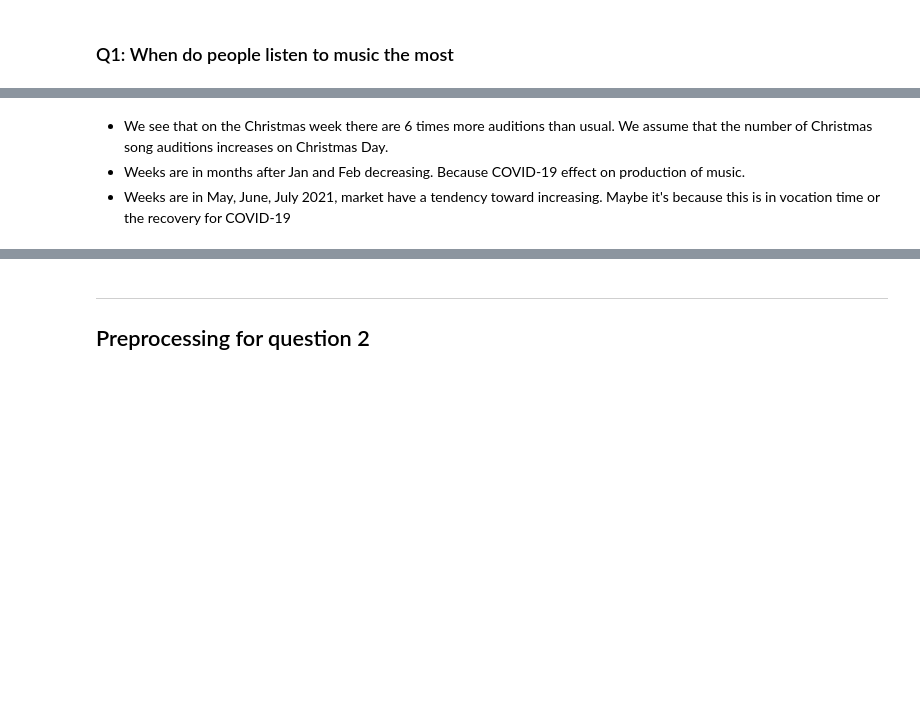
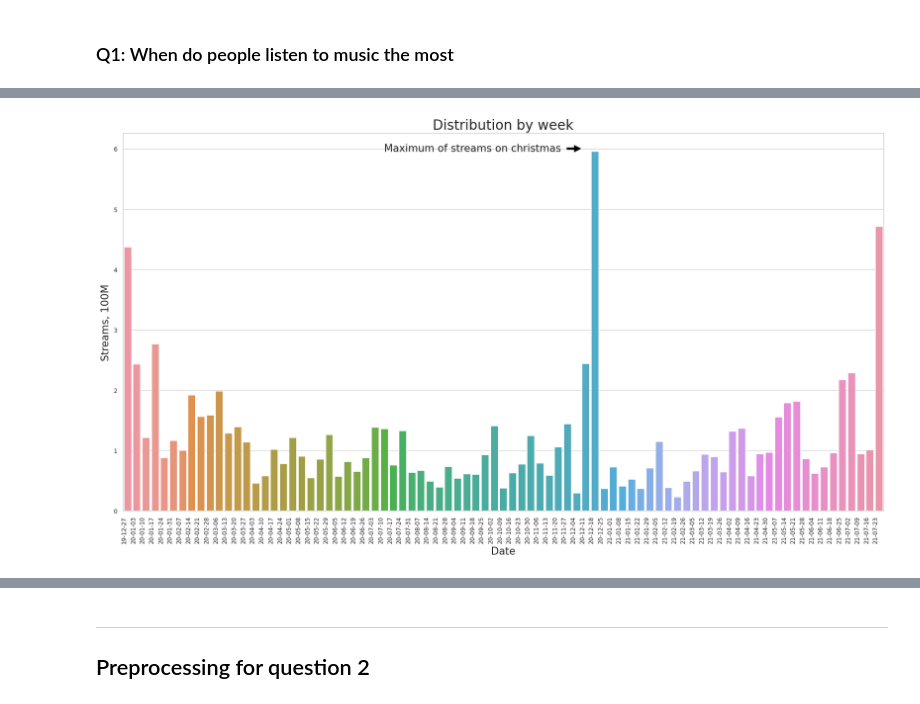
Before and after one commit to TrungTechh/HCMUS_CSC17104-Final-project, a Jupyter notebook: Final_project.ipynb, the cells around one changed output, grey strips where cells are left out. Saved outputs shown, nothing was run; the diff lists cells and outputs as text; code cells hidden in the pictures; blank space fills up the shorter version.

```diff
--- a/Final_project.ipynb
+++ b/Final_project.ipynb
@@ -372,4 +398,30 @@ fig.show()
-# %% [markdown]
-- We see that on the Christmas week there are 6 times more auditions than usual. We assume that the number of Christmas song auditions increases on Christmas Day.
-- Weeks are in months after Jan and Feb decreasing. Because COVID-19 effect on production of music.
-- Weeks are in May, June, July 2021, market have a tendency toward increasing. Maybe it's because this is in vocation time or the recovery for COVID-19
+# %%
+#make easy vision
+sns.set_theme(style="whitegrid")
+sns.set_context("paper")
+
+#get total streams of each week
+y = df_dw.groupby(by=['week_of_highest_charting_start'])['streams'].sum()
+x = y.index
+
+fig, ax = plt.subplots(figsize=(20,10))
+ax = sns.barplot(x=x, y=y/100000000, data=y, order=y)
+ax.axes.set_title('Distribution by week',size=20)
+
+x_dates = x.strftime('%y-%m-%d').sort_values() #reformat date
+
+ax.set_ylabel('Streams, 100M', size=15)
+ax.set_xlabel('Date', size=15)
+ax.set_xticklabels(labels=x_dates, rotation=90, ha='right')
+
+#add notice to peak
+ax.annotate('Maximum of streams on christmas',
+            xy=(50, 6), xycoords='data',
+            xytext=(-50, 0), textcoords='offset pixels',
+            horizontalalignment='right',
+            verticalalignment='center',
+            arrowprops=dict(facecolor='black', shrink=0.15), size=15)
+
+fig.show()
+# %% [output]
+[figure, added]
```
Also changed, not shown: parts of 24 cells of this notebook.
